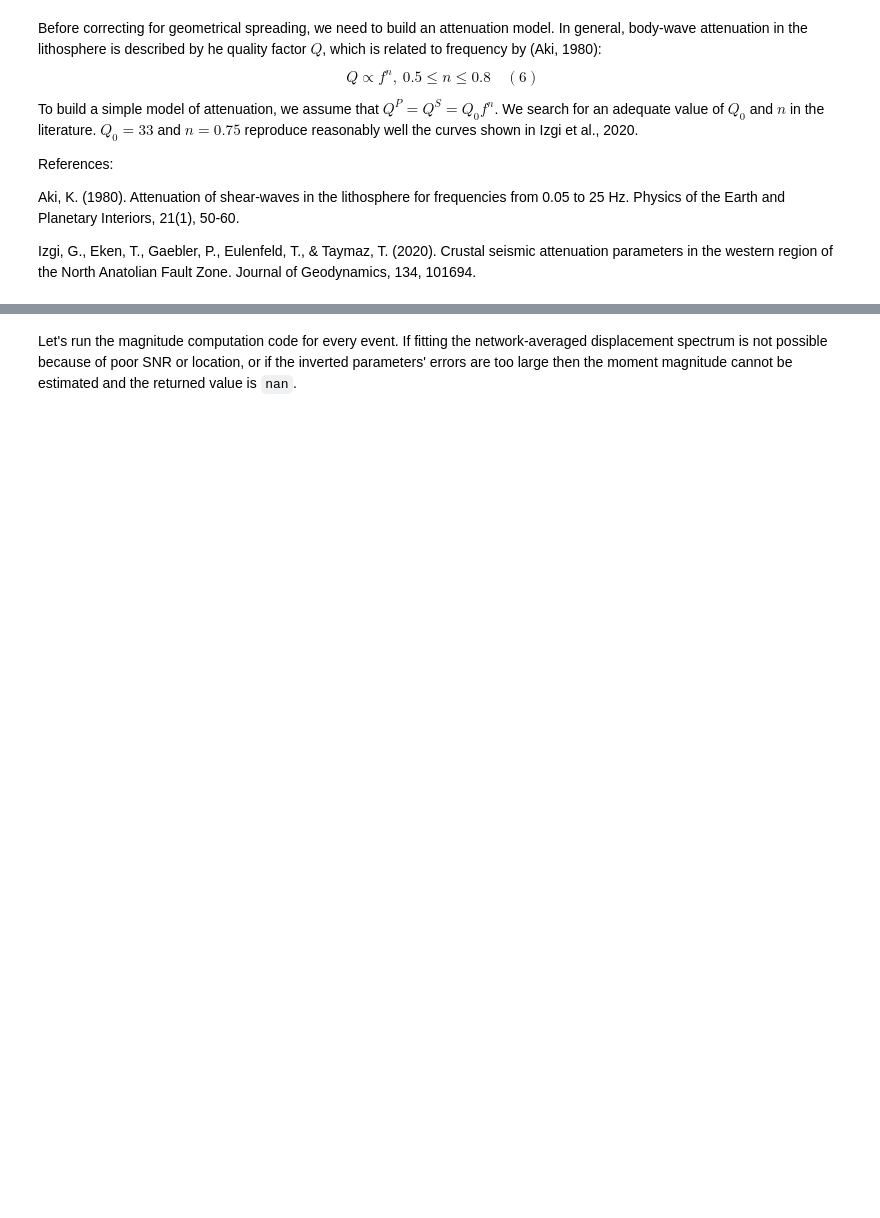
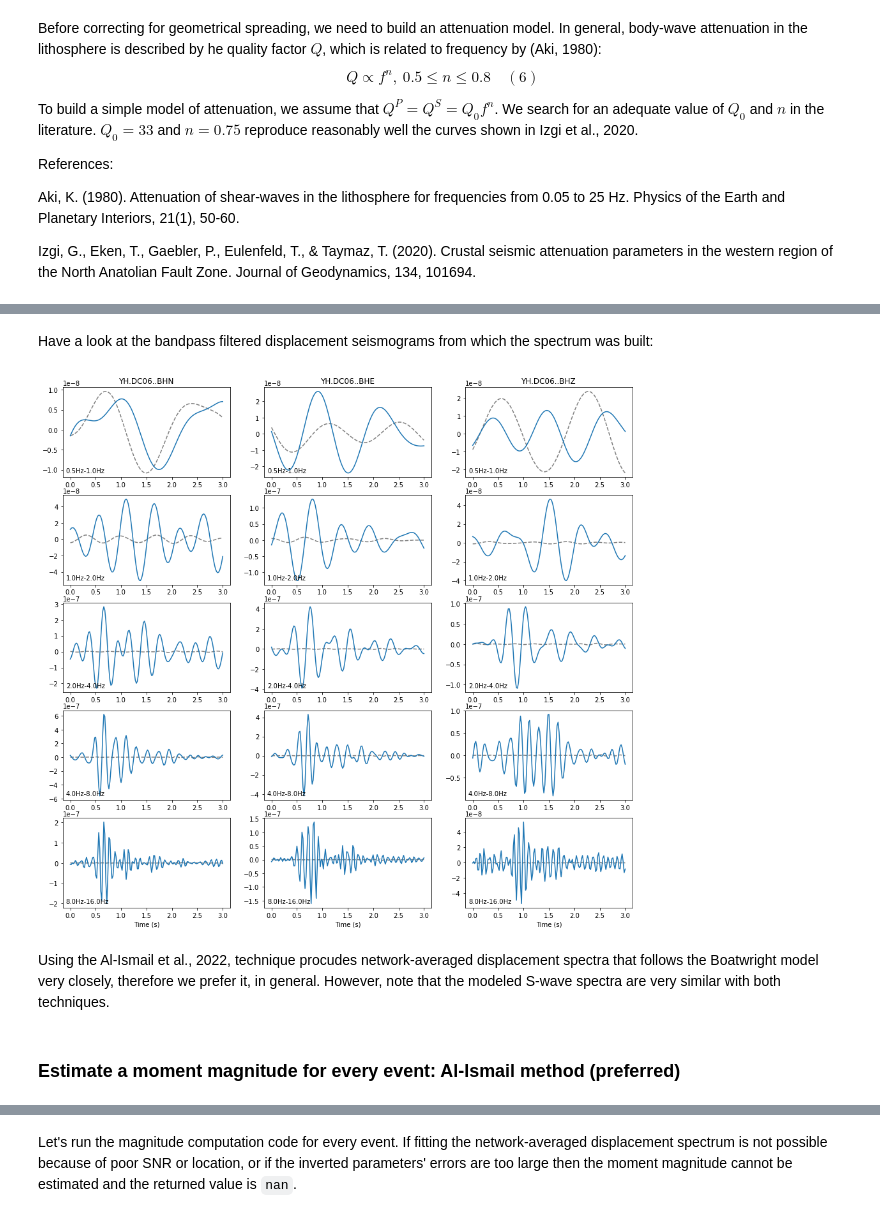
Before and after one commit to ebeauce/Seismic_BPMF, a Jupyter notebook: source/tutorial/notebooks/10_magnitudes.ipynb, the cells around one changed output, grey strips where cells are left out. Drawn from its saved outputs; the diff is of its cells as text; code cells hidden in the pictures; blank space fills up the shorter version.

```diff
--- a/source/tutorial/notebooks/10_magnitudes.ipynb
+++ b/source/tutorial/notebooks/10_magnitudes.ipynb
@@ -183,7 +206,6 @@ event.read_waveforms(
     attach_response=ATTACH_RESPONSE,
 )
 noise = event.traces.copy()
-noise.remove_sensitivity()
 
 # then, read signal
 event.read_waveforms(
@@ -194,7 +216,6 @@ event.read_waveforms(
     data_folder=DATA_FOLDER,
     attach_response=ATTACH_RESPONSE,
 )
-event.traces.remove_sensitivity()
 event.zero_out_clipped_waveforms(kurtosis_threshold=-1)
 p_wave = event.traces.copy()
 
@@ -206,9 +227,34 @@ event.read_waveforms(
     data_folder=DATA_FOLDER,
     attach_response=ATTACH_RESPONSE,
 )
-event.traces.remove_sensitivity()
 event.zero_out_clipped_waveforms(kurtosis_threshold=-1)
 s_wave = event.traces.copy()
+
+# correct for instrument response and integrate to get displacement seismograms
+for st in [noise, p_wave, s_wave]:
+    for tr in st:
+        fnyq = tr.stats.sampling_rate / 2.
+        pre_filt = [
+                1. / DURATION_SEC,
+                1.05 / DURATION_SEC,
+                0.95 * fnyq,
+                0.98 * fnyq
+                ]
+        tr.detrend("constant")
+        tr.detrend("linear")
+        tr.taper(0.25, type="cosine")
+        tr.remove_response(
+            pre_filt=pre_filt,
+            zero_mean=False,
+            taper=False,
+            #taper_fraction=0.25,
+            output="DISP",
+            plot=False,
+                )
+        tr.trim(
+                starttime=tr.stats.starttime + BUFFER_SEC,
+                endtime=tr.stats.endtime - BUFFER_SEC
+                )
 # %% [markdown]
 We can now compute the velocity spectra on each channel.
 # %%
@@ -355,0 +599,12 @@ The P-S averaged moment magnitude is 2.98 +/- 0.03
+# %% [markdown]
+Have a look at the bandpass filtered displacement seismograms from which the spectrum was built:
+# %%
+fig = plot_filtered_traces(
+    spectrum.s_spectrum, "DC06", noise_spectrum=spectrum.noise_spectrum
+    )
+# %% [output]
+[figure, added]
+# %% [markdown]
+Using the Al-Ismail et al., 2022, technique procudes network-averaged displacement spectra that follows the Boatwright model very closely, therefore we prefer it, in general. However, note that the modeled S-wave spectra are very similar with both techniques.
+# %% [markdown]
+### Estimate a moment magnitude for every event: Al-Ismail method (preferred)
```
Also changed, not shown: parts of 38 cells of this notebook, 10 other files.
